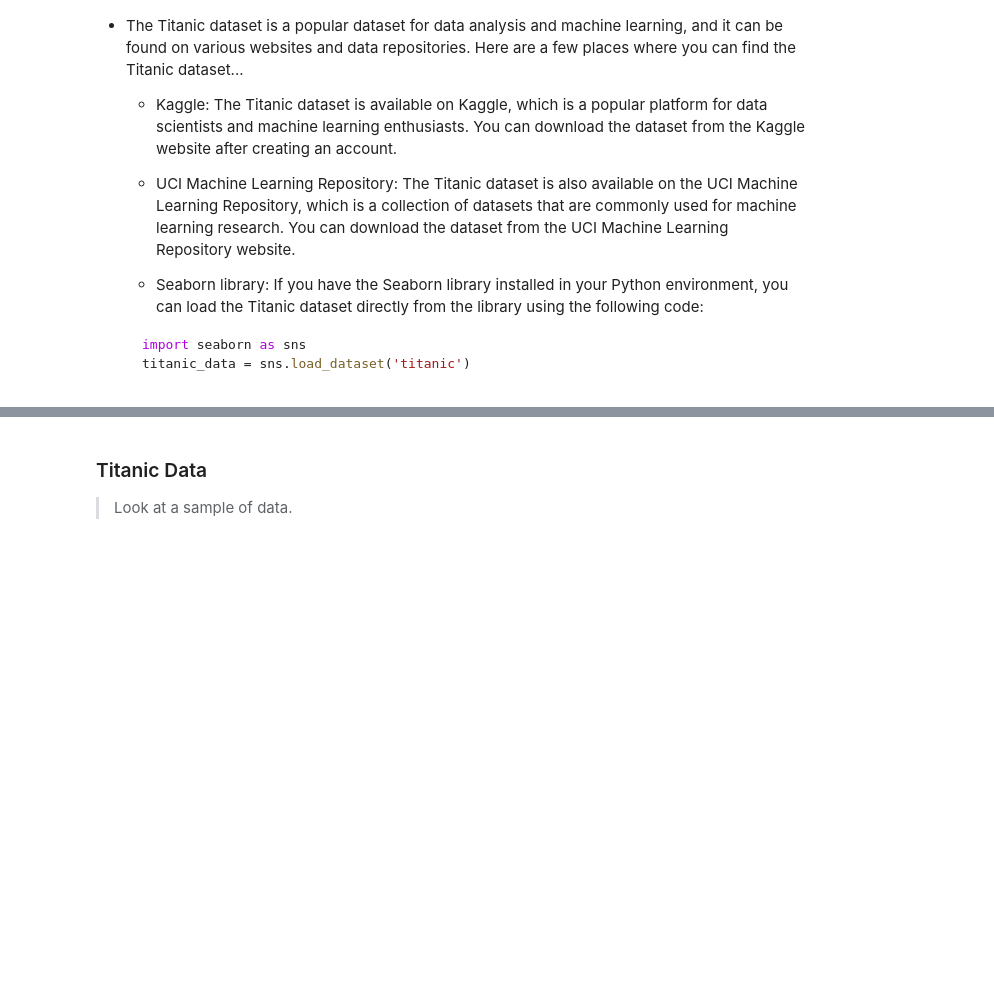
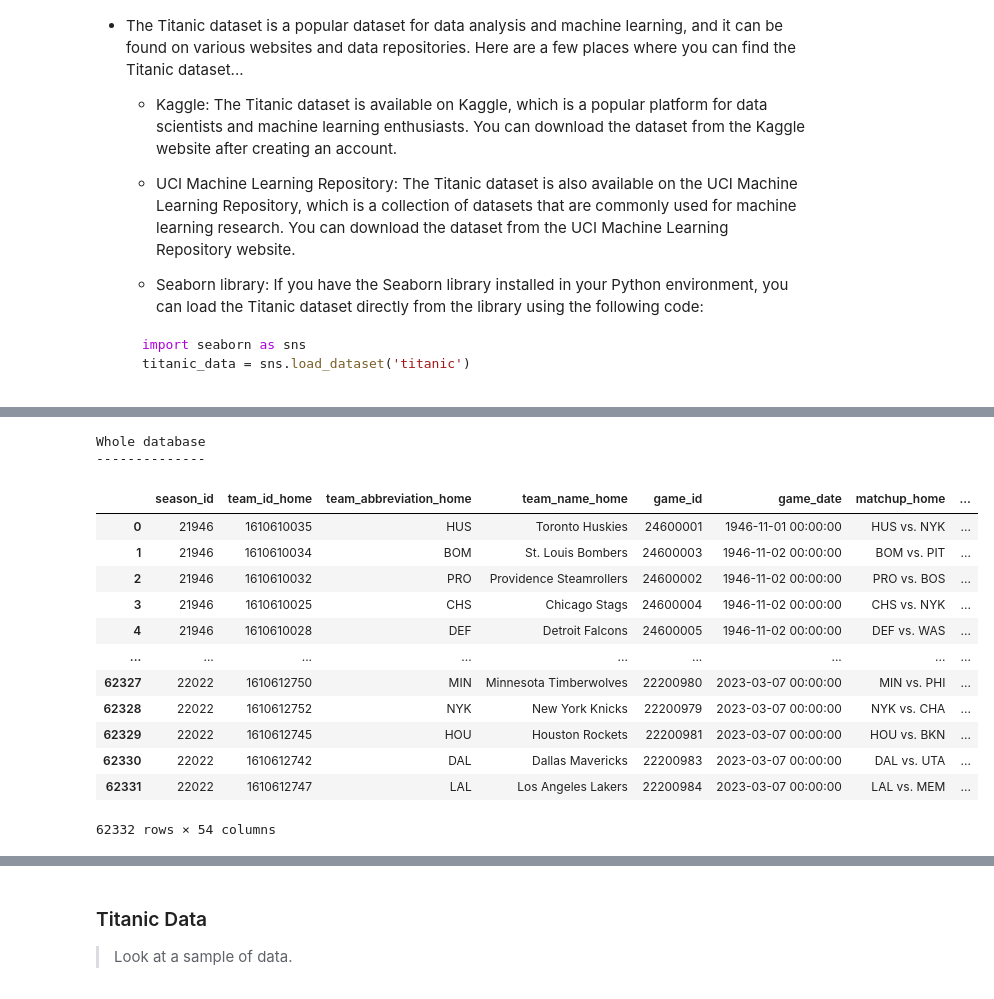
Before and after one commit to trentcardall/CSP, a Jupyter notebook: _notebooks/2023-03-09-AP-unit2-3.ipynb, the cells around one changed output, grey strips where cells are left out. Drawn from its saved outputs; the diff is of its cells as text; code cells hidden in the pictures; blank space fills up the shorter version.

Commit message:
nba data

```diff
--- a/_notebooks/2023-03-09-AP-unit2-3.ipynb
+++ b/_notebooks/2023-03-09-AP-unit2-3.ipynb
@@ -352,0 +358,25 @@ fetch()
+# %%
+import pandas as pd
+
+stats = pd.read_csv("files/game.csv")
+
+# displaying all of the data
+print("Whole database")
+print("--------------")
+stats
+# %% [output]
+Whole database
+--------------
+|  | season_id | team_id_home | team_abbreviation_home | team_name_home | game_id | game_date | matchup_home | ... |
+| 0 | 21946 | 1610610035 | HUS | Toronto Huskies | 24600001 | 1946-11-01 00:00:00 | HUS vs. NYK | ... |
+| 1 | 21946 | 1610610034 | BOM | St. Louis Bombers | 24600003 | 1946-11-02 00:00:00 | BOM vs. PIT | ... |
+| 2 | 21946 | 1610610032 | PRO | Providence Steamrollers | 24600002 | 1946-11-02 00:00:00 | PRO vs. BOS | ... |
+| 3 | 21946 | 1610610025 | CHS | Chicago Stags | 24600004 | 1946-11-02 00:00:00 | CHS vs. NYK | ... |
+| 4 | 21946 | 1610610028 | DEF | Detroit Falcons | 24600005 | 1946-11-02 00:00:00 | DEF vs. WAS | ... |
+| ... | ... | ... | ... | ... | ... | ... | ... | ... |
+| 62327 | 22022 | 1610612750 | MIN | Minnesota Timberwolves | 22200980 | 2023-03-07 00:00:00 | MIN vs. PHI | ... |
+| 62328 | 22022 | 1610612752 | NYK | New York Knicks | 22200979 | 2023-03-07 00:00:00 | NYK vs. CHA | ... |
+| 62329 | 22022 | 1610612745 | HOU | Houston Rockets | 22200981 | 2023-03-07 00:00:00 | HOU vs. BKN | ... |
+| 62330 | 22022 | 1610612742 | DAL | Dallas Mavericks | 22200983 | 2023-03-07 00:00:00 | DAL vs. UTA | ... |
+| 62331 | 22022 | 1610612747 | LAL | Los Angeles Lakers | 22200984 | 2023-03-07 00:00:00 | LAL vs. MEM | ... |
+62332 rows × 54 columns
```
Also changed, not shown: parts of 7 cells of this notebook.
